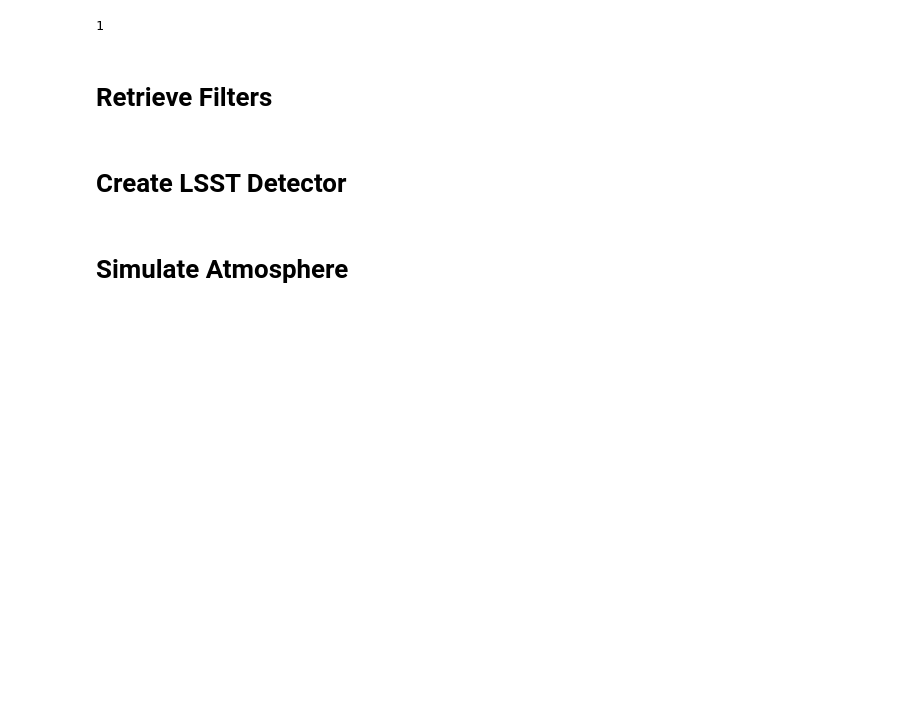
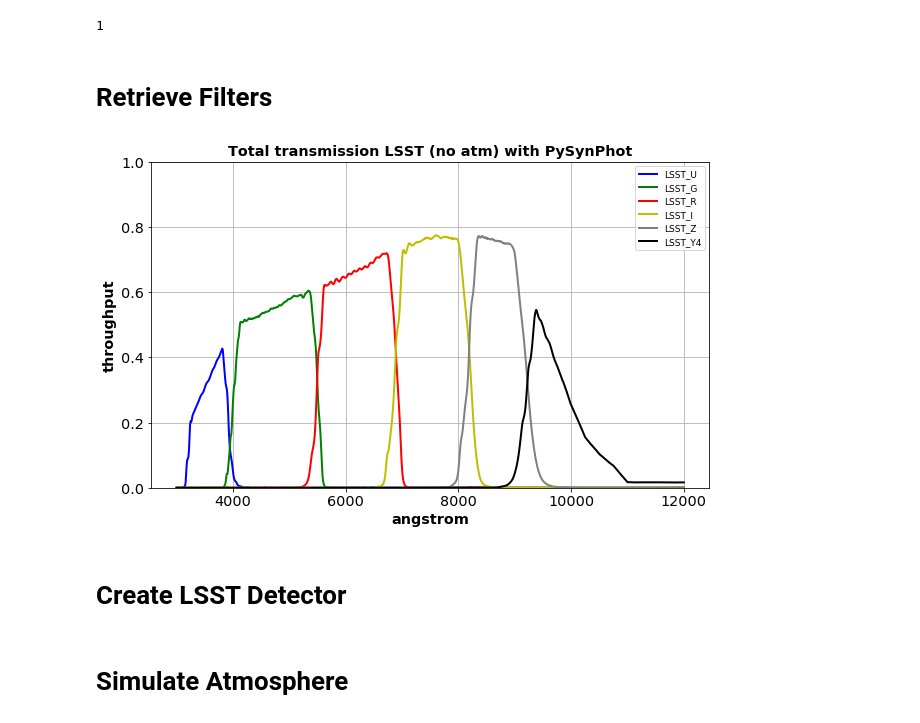
Before and after one commit to sylvielsstfr/PC5AtmStudies, a Jupyter notebook: DESCDec2017/Impact_Airmass/calspec_hd/Impact_Airmass_calspec_hd_libcolors.ipynb, the cells around one changed output. Drawn from its saved outputs; the diff is of its cells as text; code cells hidden in the pictures; blank space fills up the shorter version.

```diff
--- a/DESCDec2017/Impact_Airmass/calspec_hd/Impact_Airmass_calspec_hd_libcolors.ipynb
+++ b/DESCDec2017/Impact_Airmass/calspec_hd/Impact_Airmass_calspec_hd_libcolors.ipynb
@@ -130,7 +135,9 @@ print NBSEDCOLORS
 # %%
 bp_u,bp_g,bp_r,bp_i,bp_z,bp_y4=lsst.GetAllLSSTBands('../..')
 # %%
-#lsst.PlotAllLSSTBands(bp_u,bp_g,bp_r,bp_i,bp_z,bp_y4)
+lsst.PlotAllLSSTBands(bp_u,bp_g,bp_r,bp_i,bp_z,bp_y4)
+# %% [output]
+[figure, added]
 # %% [markdown]
 # Create LSST Detector
 # %%
```
Also changed, not shown: parts of 1 cell of this notebook, 2 other files.
